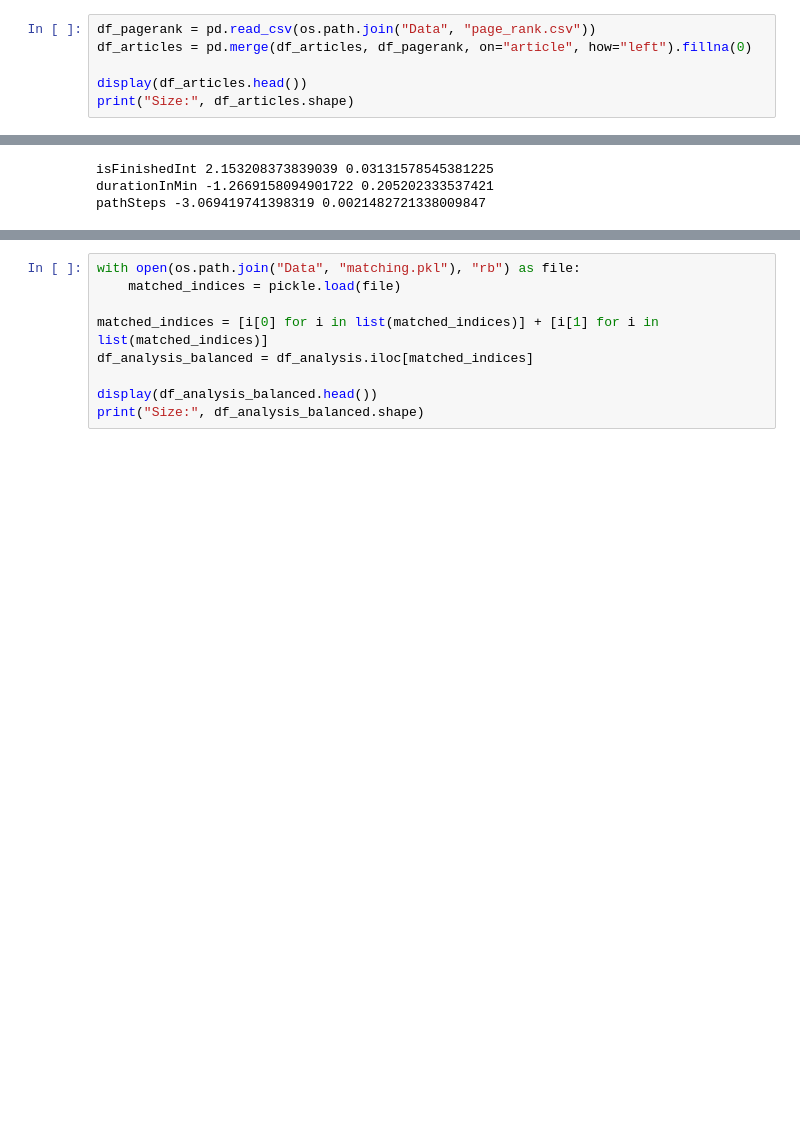
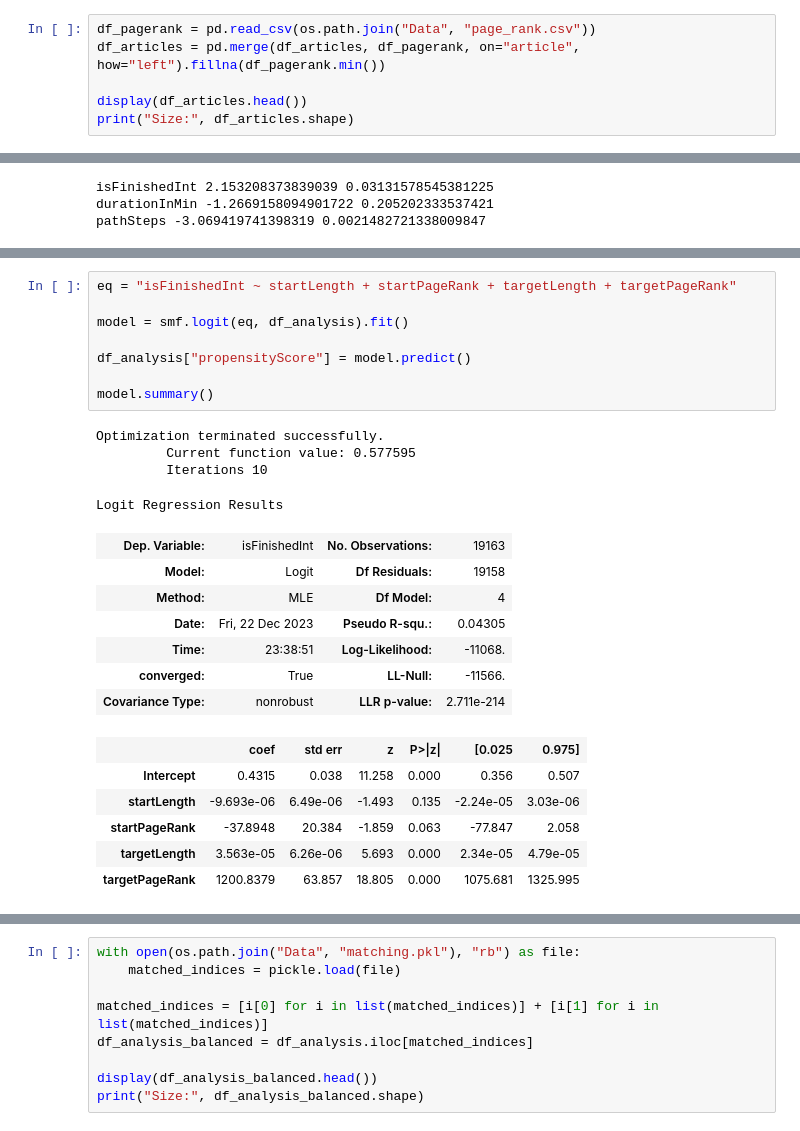
Before and after one commit to epfl-ada/ada-2023-project-tddt-thedatadreamteam, a Jupyter notebook: final.ipynb, the cells around one changed output, grey strips where cells are left out. Drawn from its saved outputs; the diff is of its cells as text; blank space fills up the shorter version.

```diff
--- a/final.ipynb
+++ b/final.ipynb
@@ -208,6 +224,6 @@ This information will be valuable for our analysis, allowing us to consider the
 # %%
 df_pagerank = pd.read_csv(os.path.join("Data", "page_rank.csv"))
-df_articles = pd.merge(df_articles, df_pagerank, on="article", how="left").fillna(0)
+df_articles = pd.merge(df_articles, df_pagerank, on="article", how="left").fillna(df_pagerank.min())
 
 display(df_articles.head())
 print("Size:", df_articles.shape)
@@ -418,0 +478,26 @@ Matching allows us to create more comparable groups, reducing bias and increasin
+# %%
+eq = "isFinishedInt ~ startLength + startPageRank + targetLength + targetPageRank"
+
+model = smf.logit(eq, df_analysis).fit()
+
+df_analysis["propensityScore"] = model.predict()
+
+model.summary()
+# %% [output]
+Optimization terminated successfully.
+         Current function value: 0.577595
+         Iterations 10
+Logit Regression Results
+| Dep. Variable: | isFinishedInt | No. Observations: | 19163 |
+| Model: | Logit | Df Residuals: | 19158 |
+| Method: | MLE | Df Model: | 4 |
+| Date: | Fri, 22 Dec 2023 | Pseudo R-squ.: | 0.04305 |
+| Time: | 23:38:51 | Log-Likelihood: | -11068. |
+| converged: | True | LL-Null: | -11566. |
+| Covariance Type: | nonrobust | LLR p-value: | 2.711e-214 |
+|  | coef | std err | z | P>|z| | [0.025 | 0.975] |
+| Intercept | 0.4315 | 0.038 | 11.258 | 0.000 | 0.356 | 0.507 |
+| startLength | -9.693e-06 | 6.49e-06 | -1.493 | 0.135 | -2.24e-05 | 3.03e-06 |
+| startPageRank | -37.8948 | 20.384 | -1.859 | 0.063 | -77.847 | 2.058 |
+| targetLength | 3.563e-05 | 6.26e-06 | 5.693 | 0.000 | 2.34e-05 | 4.79e-05 |
+| targetPageRank | 1200.8379 | 63.857 | 18.805 | 0.000 | 1075.681 | 1325.995 |
```
Also changed, not shown: parts of 66 cells of this notebook.
